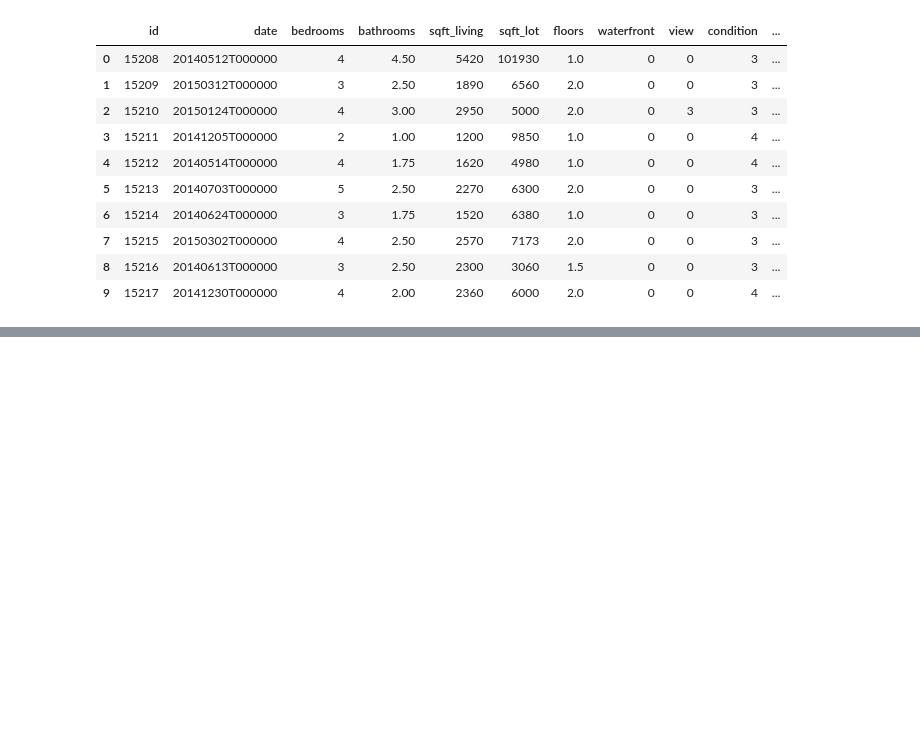
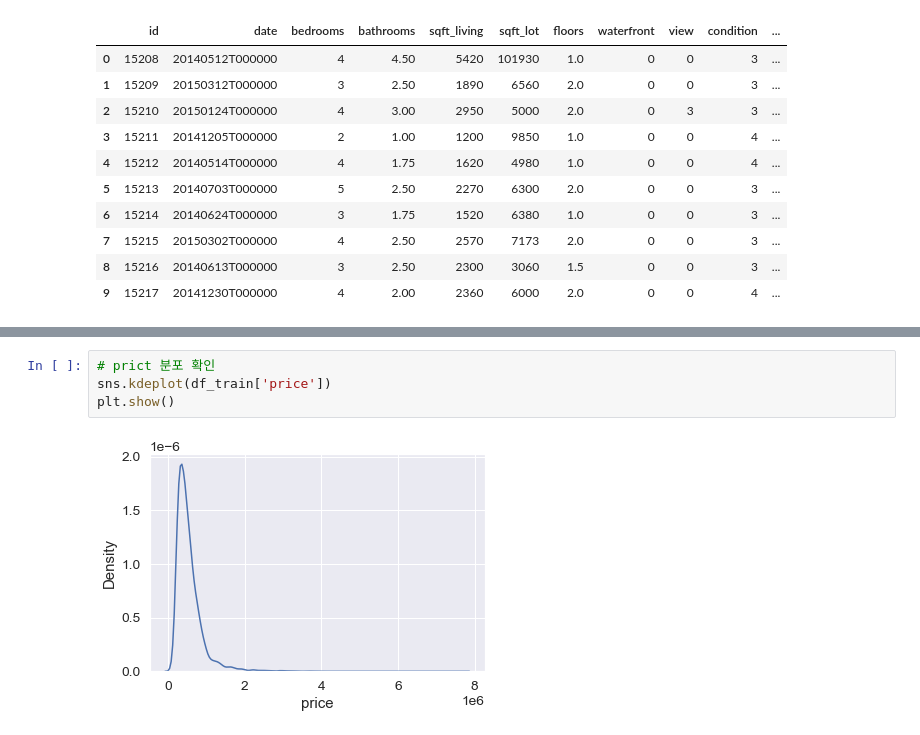
Before and after one commit to helperjby/Aiffel_Machine-Learning-Study, a Jupyter notebook: exp5_kaggle/exp5_kaggle_house price_v1.ipynb, the cells around one changed output, grey strips where cells are left out. Drawn from its saved outputs; the diff is of its cells as text; blank space fills up the shorter version.

```diff
--- a/exp5_kaggle/exp5_kaggle_house price_v1.ipynb
+++ b/exp5_kaggle/exp5_kaggle_house price_v1.ipynb
@@ -104 +206,7 @@ df_test.head(10)
+# %%
+# prict 분포 확인
+sns.kdeplot(df_train['price'])
+plt.show()
+# %% [output]
+[figure, added]
 # %%
```
Also changed, not shown: parts of 58 cells of this notebook.
